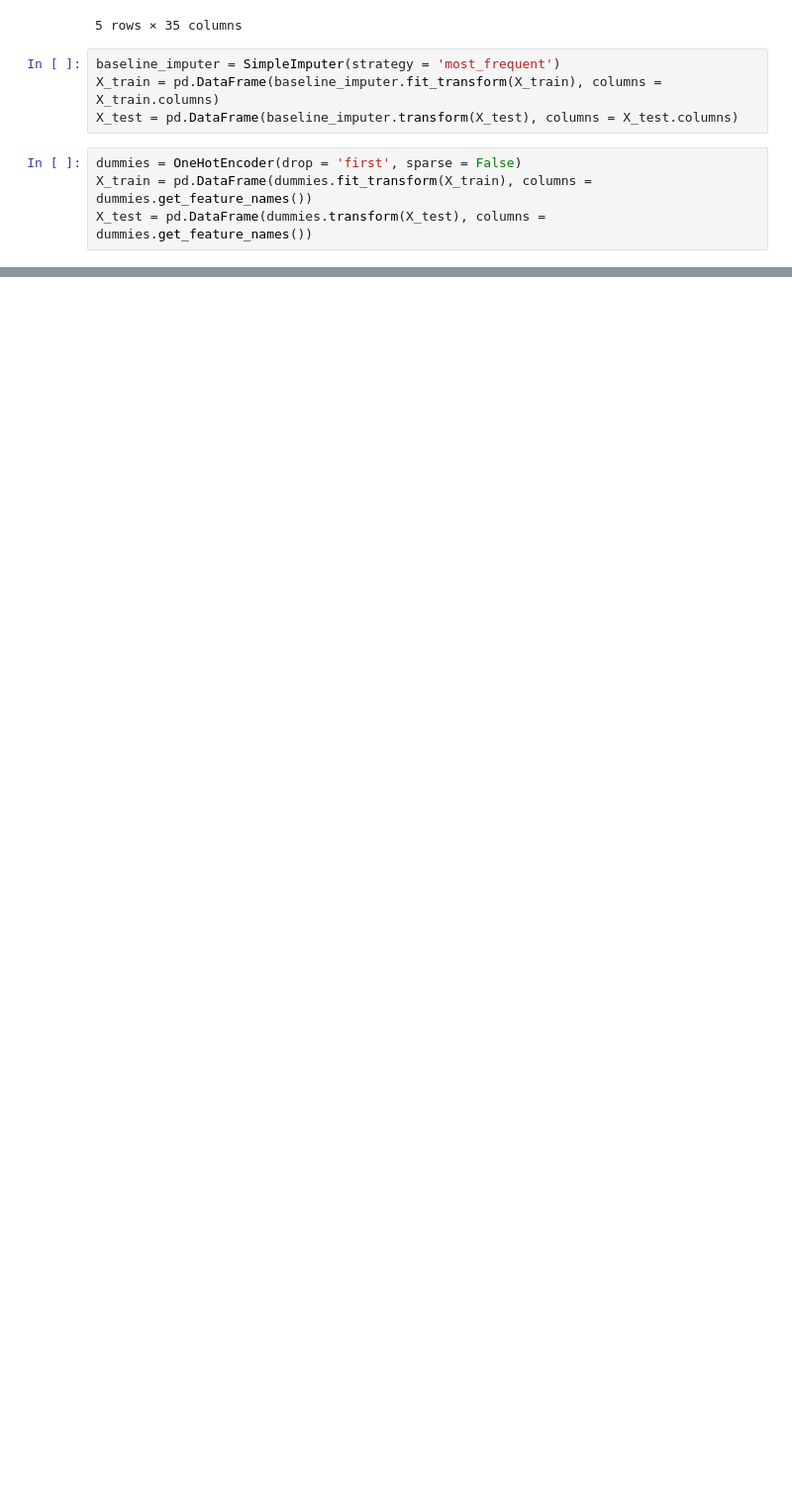
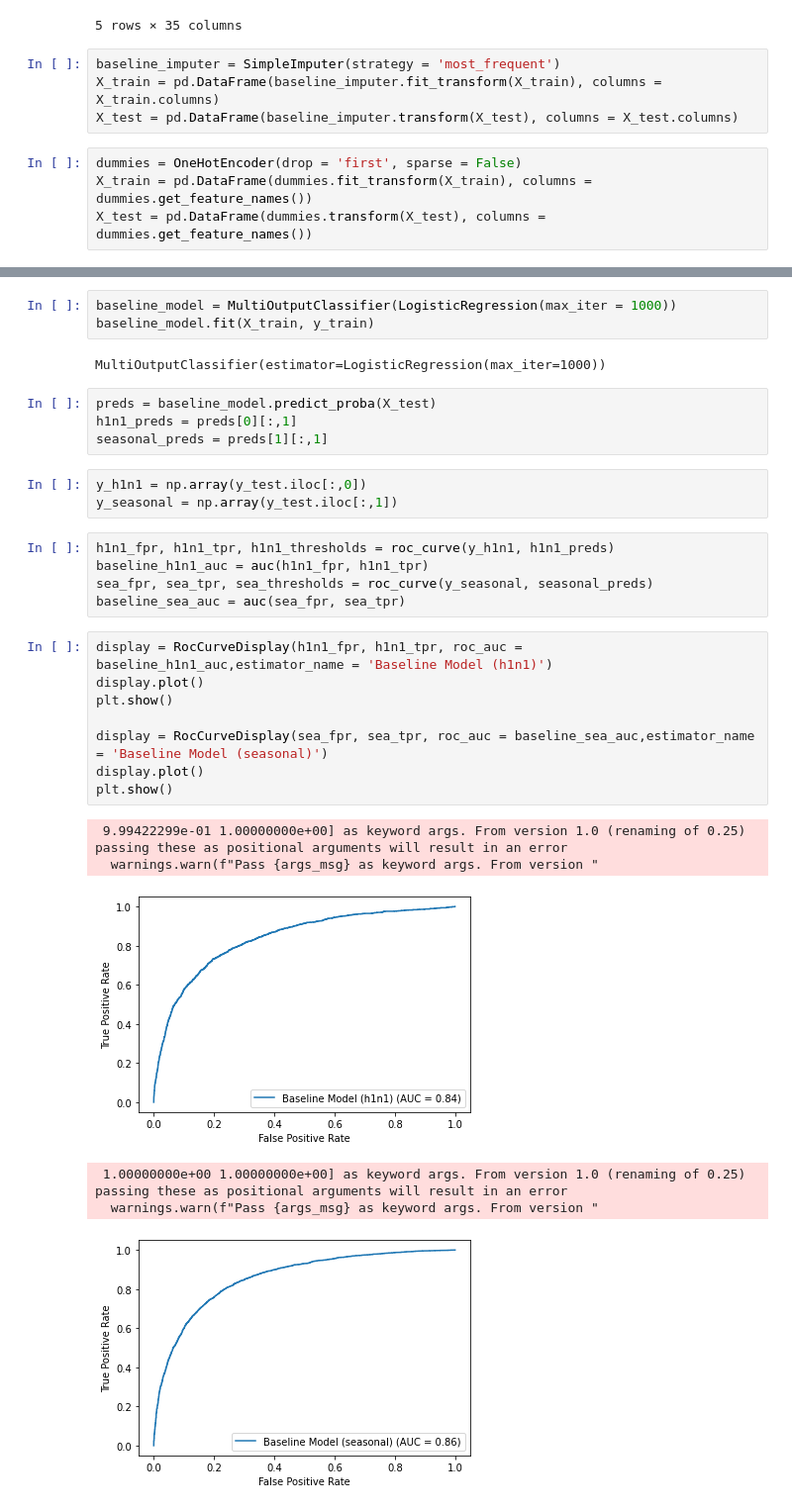
Before and after one commit to talanthier/h1n1-flu-vaccine-prediction, a Jupyter notebook: flu_modeling_01.ipynb, the cells around one changed output, grey strips where cells are left out. Shown at 99% size. Cells and saved outputs as stored; diff of their text form; blank space fills up the shorter version.

Commit message:
trained and evaluated baseline model

```diff
--- a/flu_modeling_01.ipynb
+++ b/flu_modeling_01.ipynb
@@ -72,0 +86,32 @@ Index(['x0_1.0', 'x0_2.0', 'x0_3.0', 'x1_1.0', 'x1_2.0', 'x2_1.0', 'x3_1.0',
+# %%
+baseline_model = MultiOutputClassifier(LogisticRegression(max_iter = 1000))
+baseline_model.fit(X_train, y_train)
+# %% [output]
+MultiOutputClassifier(estimator=LogisticRegression(max_iter=1000))
+# %%
+preds = baseline_model.predict_proba(X_test)
+h1n1_preds = preds[0][:,1]
+seasonal_preds = preds[1][:,1]
+# %%
+y_h1n1 = np.array(y_test.iloc[:,0])
+y_seasonal = np.array(y_test.iloc[:,1])
+# %%
+h1n1_fpr, h1n1_tpr, h1n1_thresholds = roc_curve(y_h1n1, h1n1_preds)
+baseline_h1n1_auc = auc(h1n1_fpr, h1n1_tpr)
+sea_fpr, sea_tpr, sea_thresholds = roc_curve(y_seasonal, seasonal_preds)
+baseline_sea_auc = auc(sea_fpr, sea_tpr)
+# %%
+display = RocCurveDisplay(h1n1_fpr, h1n1_tpr, roc_auc = baseline_h1n1_auc,estimator_name = 'Baseline Model (h1n1)')
+display.plot()
+plt.show()
+
+display = RocCurveDisplay(sea_fpr, sea_tpr, roc_auc = baseline_sea_auc,estimator_name = 'Baseline Model (seasonal)')
+display.plot()
+plt.show()
+# %% [output]
+ 9.99422299e-01 1.00000000e+00] as keyword args. From version 1.0 (renaming of 0.25) passing these as positional arguments will result in an error
+  warnings.warn(f"Pass {args_msg} as keyword args. From version "
+[figure, added]
+ 1.00000000e+00 1.00000000e+00] as keyword args. From version 1.0 (renaming of 0.25) passing these as positional arguments will result in an error
+  warnings.warn(f"Pass {args_msg} as keyword args. From version "
+[figure, added]
```
Also changed, not shown: parts of 5 cells of this notebook.
